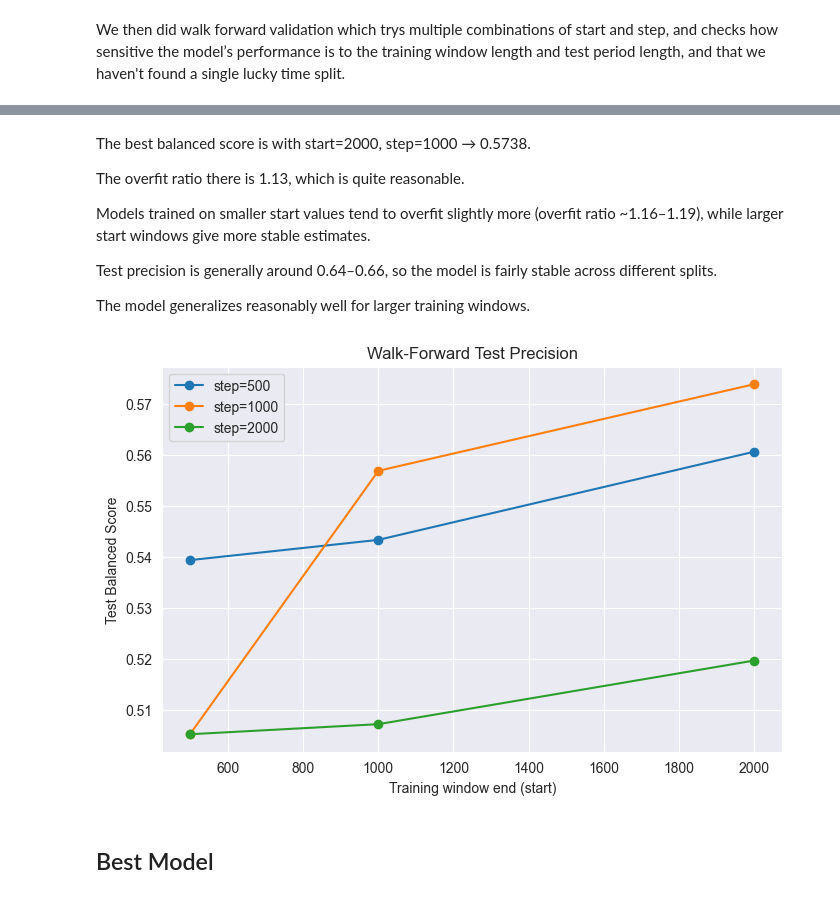
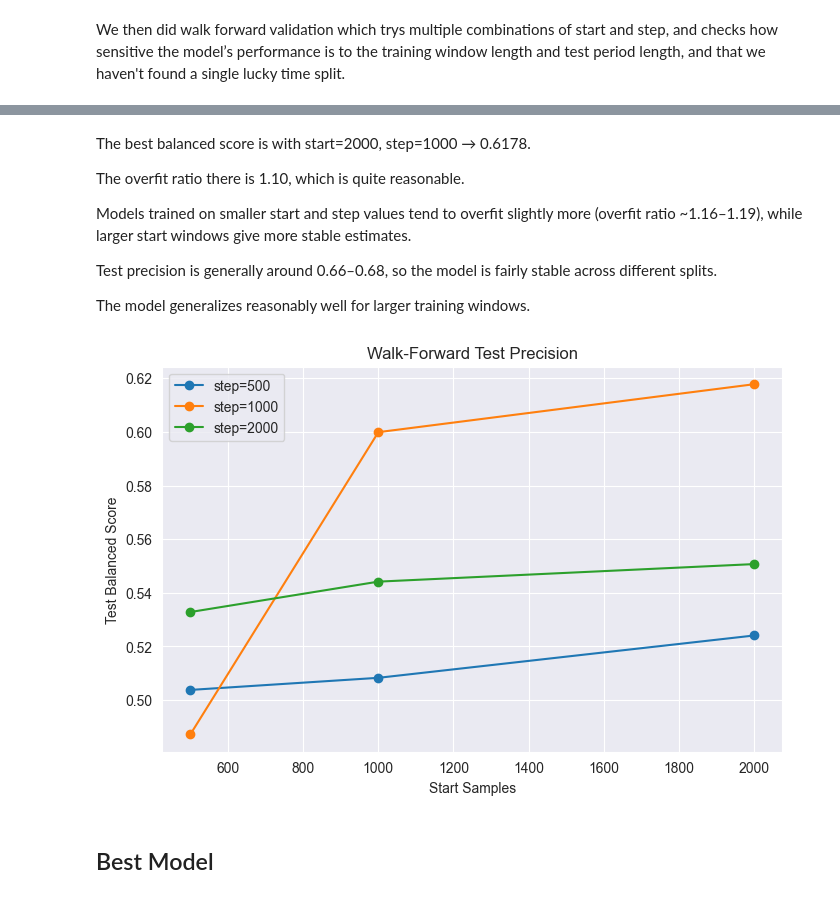
Before and after one commit to mestresanna/lifeCycleProject, a Jupyter notebook: notebooks/07_final_model_gridsearch.ipynb, the cells around one changed output, grey strips where cells are left out. Saved outputs shown, nothing was run; the diff lists cells and outputs as text; code cells hidden in the pictures.

Commit message:
editing in the final model

```diff
--- a/notebooks/07_final_model_gridsearch.ipynb
+++ b/notebooks/07_final_model_gridsearch.ipynb
@@ -331,13 +327,12 @@ features = ['quantity', 'volume', 'ibovespa_close', 'day_of_week', 'price_range'
 model = XGBClassifier(
     n_estimators=200,
     max_depth=2,
-    learning_rate=0.05,
-    min_child_weight=5,
+    learning_rate=0.025,
+    min_child_weight=1,
     subsample=0.6,
-    colsample_bytree=0.6,
-    gamma=1,
-    reg_alpha=2,
-    reg_lambda=5,
+    colsample_bytree=0.8,
+    gamma=0.5,
+    reg_alpha=1,
     tree_method='hist',
     random_state=1
 )
@@ -444,27 +476,27 @@ Overfitting Ratio: 1.19
 # %% [markdown]
-The best balanced score is with start=2000, step=1000 → 0.5738.
+The best balanced score is with start=2000, step=1000 → 0.6178.
 
-The overfit ratio there is 1.13, which is quite reasonable.
+The overfit ratio there is 1.10, which is quite reasonable.
 
-Models trained on smaller start values tend to overfit slightly more (overfit ratio ~1.16–1.19), while larger start windows give more stable estimates.
+Models trained on smaller start and step values tend to overfit slightly more (overfit ratio ~1.16–1.19), while larger start windows give more stable estimates.
 
-Test precision is generally around 0.64–0.66, so the model is fairly stable across different splits.
+Test precision is generally around 0.66–0.68, so the model is fairly stable across different splits.
 
 The model generalizes reasonably well for larger training windows.
 # %%
 import matplotlib.pyplot as plt
 
 plt.figure(figsize=(8,5))
 for step in wf_results['step'].unique():
     subset = wf_results[wf_results['step']==step]
     plt.plot(subset['start'], subset['balanced_score'], marker='o', label=f'step={step}')
-plt.xlabel("Training window end (start)")
+plt.xlabel("Start Samples")
 plt.ylabel("Test Balanced Score")
 plt.title("Walk-Forward Test Precision")
 plt.legend()
 plt.show()
 # %% [output]
-[figure, old version]
+[figure, new version]
 # %% [markdown]
 ## Best Model
 # %%
```
Also changed, not shown: parts of 8 cells of this notebook, 1 other file.
